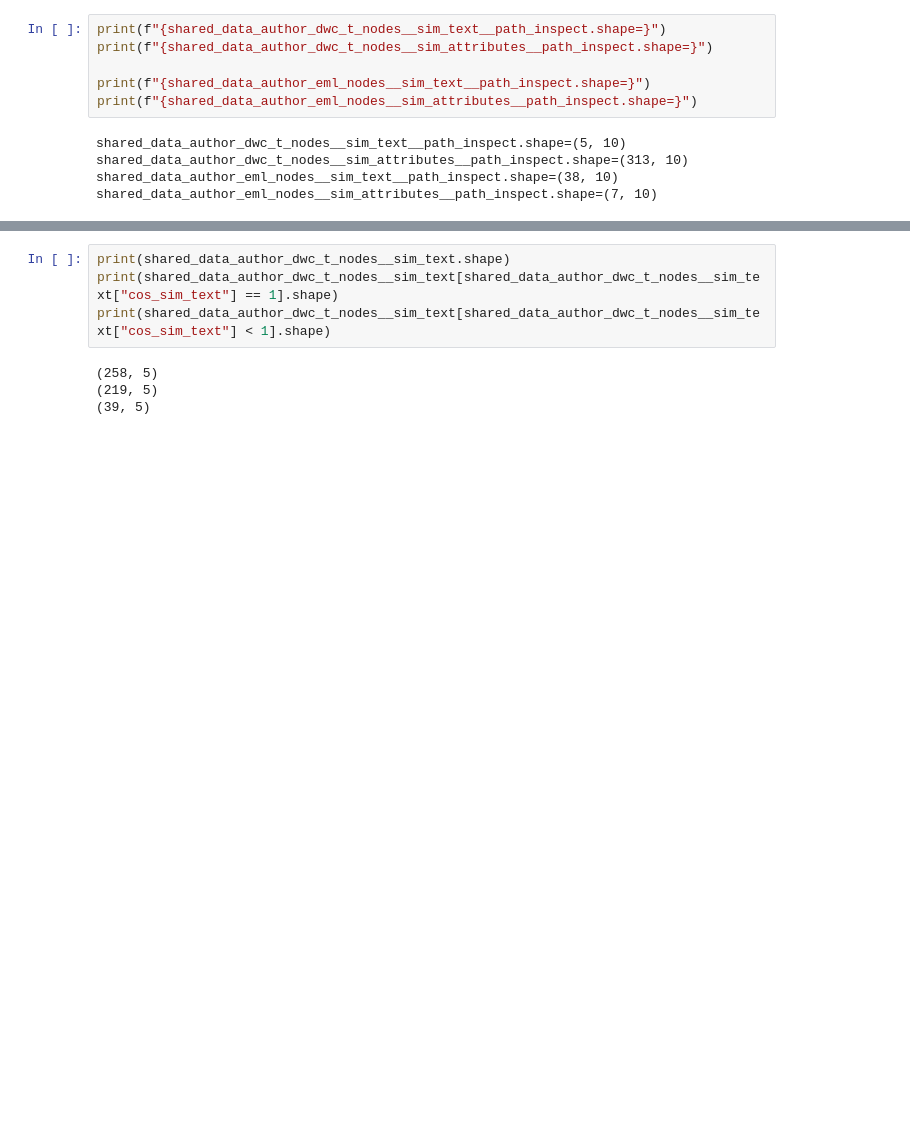
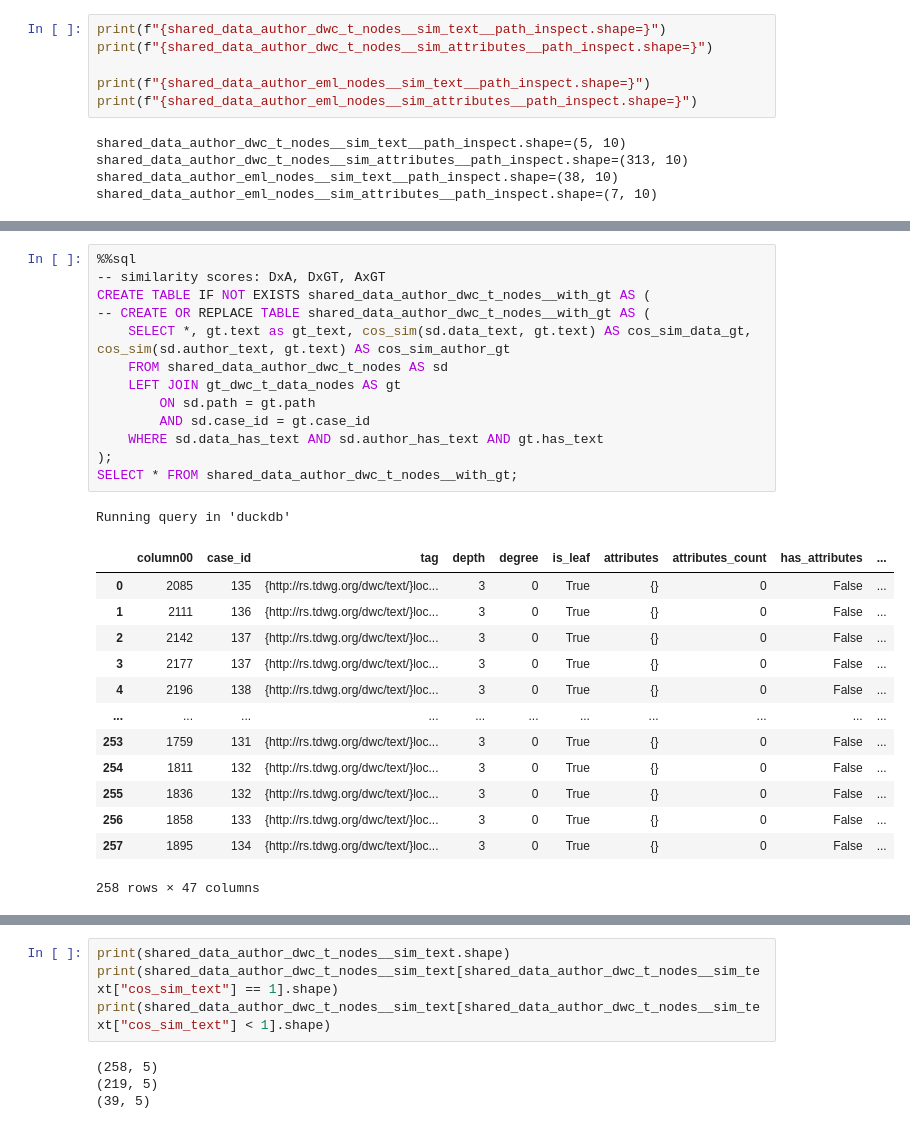
Before and after one commit to mitja-o/metadata-assistant, a Jupyter notebook: _evaluation/statistics/results/cons_cons_semantic_similarity.ipynb, the cells around one changed output, grey strips where cells are left out. Saved outputs shown, nothing was run; the diff lists cells and outputs as text; blank space fills up the shorter version.

```diff
--- a/_evaluation/statistics/results/cons_cons_semantic_similarity.ipynb
+++ b/_evaluation/statistics/results/cons_cons_semantic_similarity.ipynb
@@ -578,0 +638,28 @@ shared_data_author_eml_nodes__sim_attributes__path_inspect.shape=(7, 10)
+# %%
+%%sql
+-- similarity scores: DxA, DxGT, AxGT
+CREATE TABLE IF NOT EXISTS shared_data_author_dwc_t_nodes__with_gt AS (
+-- CREATE OR REPLACE TABLE shared_data_author_dwc_t_nodes__with_gt AS (
+    SELECT *, gt.text as gt_text, cos_sim(sd.data_text, gt.text) AS cos_sim_data_gt, cos_sim(sd.author_text, gt.text) AS cos_sim_author_gt
+    FROM shared_data_author_dwc_t_nodes AS sd
+    LEFT JOIN gt_dwc_t_data_nodes AS gt
+        ON sd.path = gt.path
+        AND sd.case_id = gt.case_id
+    WHERE sd.data_has_text AND sd.author_has_text AND gt.has_text
+);
+SELECT * FROM shared_data_author_dwc_t_nodes__with_gt;
+# %% [output]
+Running query in 'duckdb'
+|  | column00 | case_id | tag | depth | degree | is_leaf | attributes | attributes_count | has_attributes | ... |
+| 0 | 2085 | 135 | {http://rs.tdwg.org/dwc/text/}loc... | 3 | 0 | True | {} | 0 | False | ... |
+| 1 | 2111 | 136 | {http://rs.tdwg.org/dwc/text/}loc... | 3 | 0 | True | {} | 0 | False | ... |
+| 2 | 2142 | 137 | {http://rs.tdwg.org/dwc/text/}loc... | 3 | 0 | True | {} | 0 | False | ... |
+| 3 | 2177 | 137 | {http://rs.tdwg.org/dwc/text/}loc... | 3 | 0 | True | {} | 0 | False | ... |
+| 4 | 2196 | 138 | {http://rs.tdwg.org/dwc/text/}loc... | 3 | 0 | True | {} | 0 | False | ... |
+| ... | ... | ... | ... | ... | ... | ... | ... | ... | ... | ... |
+| 253 | 1759 | 131 | {http://rs.tdwg.org/dwc/text/}loc... | 3 | 0 | True | {} | 0 | False | ... |
+| 254 | 1811 | 132 | {http://rs.tdwg.org/dwc/text/}loc... | 3 | 0 | True | {} | 0 | False | ... |
+| 255 | 1836 | 132 | {http://rs.tdwg.org/dwc/text/}loc... | 3 | 0 | True | {} | 0 | False | ... |
+| 256 | 1858 | 133 | {http://rs.tdwg.org/dwc/text/}loc... | 3 | 0 | True | {} | 0 | False | ... |
+| 257 | 1895 | 134 | {http://rs.tdwg.org/dwc/text/}loc... | 3 | 0 | True | {} | 0 | False | ... |
+258 rows × 47 columns
```
Also changed, not shown: parts of 40 cells of this notebook, 1 other file.
